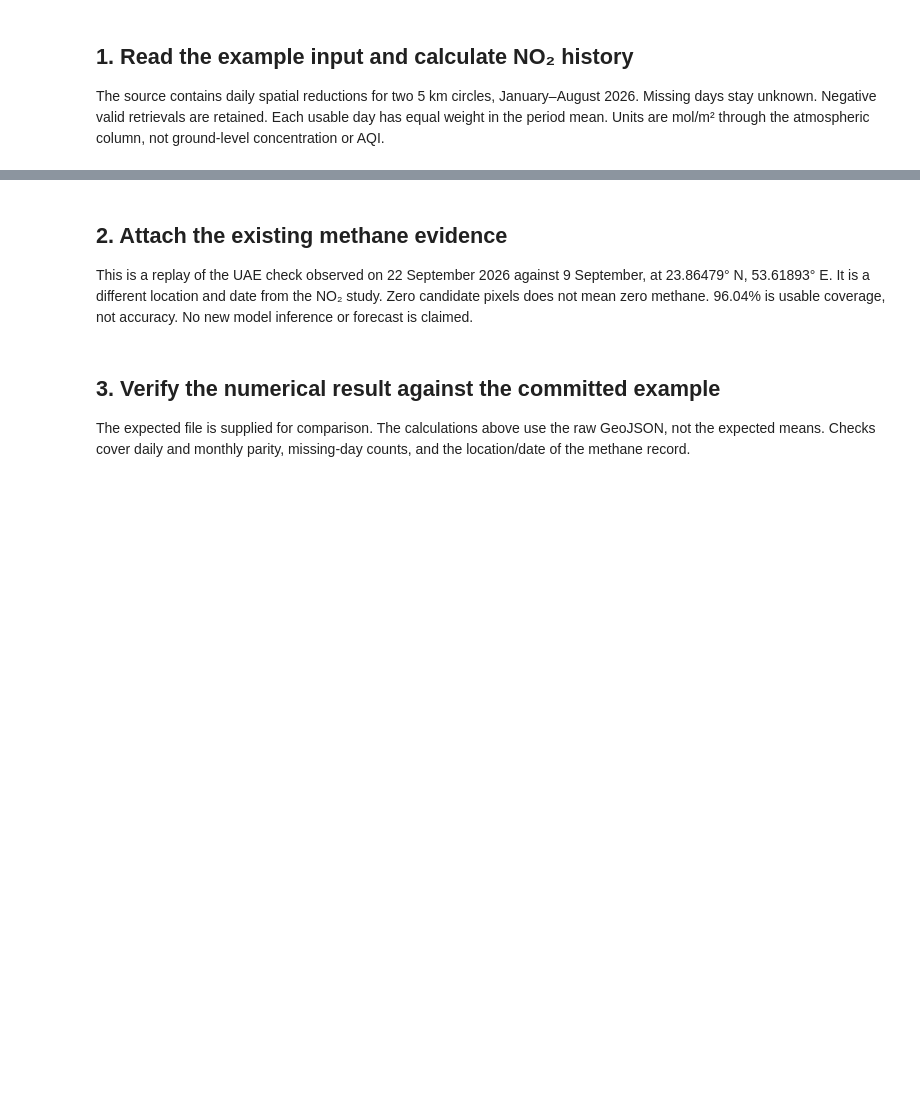
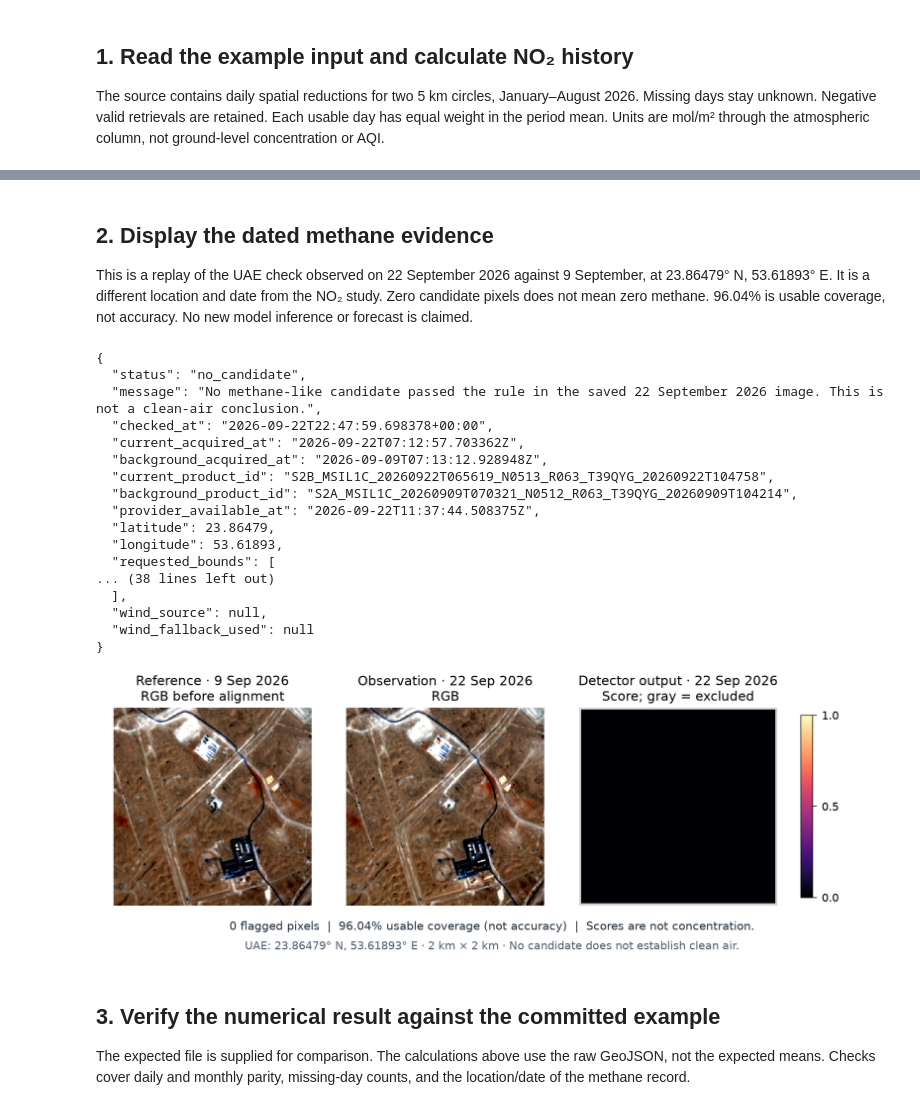
Before and after one commit to losth6wz/Geoguard, a Jupyter notebook: PoC.ipynb, the cells around one changed output, grey strips where cells are left out. Cells and saved outputs as stored; diff of their text form; code cells hidden in the pictures; blank space fills up the shorter version.

```diff
--- a/PoC.ipynb
+++ b/PoC.ipynb
@@ -61,5 +85,5 @@ for metric in ['CO', 'SO2', 'CH4']:
 # %% [markdown]
-## 2. Attach the existing methane evidence
+## 2. Display the dated methane evidence
 This is a replay of the UAE check observed on 22 September 2026 against 9 September,
 at 23.86479° N, 53.61893° E. It is a different location and date from the NO₂ study.
 Zero candidate pixels does not mean zero methane. 96.04% is usable coverage, not accuracy.
@@ -67,8 +91,29 @@ No new model inference or forecast is claimed.
 # %%
 saved = json.loads((root / config['methane_source']).read_text(encoding='utf-8'))
 figure = 'embedded-picture' + base64.b64encode((root / 'docs/assets/uae-example.png').read_bytes()).decode()
 methane = public_methane(saved['methane'], figure)
 print(json.dumps({k:v for k,v in methane.items() if k != 'figure_data'}, indent=2, ensure_ascii=False))
+from IPython.display import display, Image
+display(Image(filename=str(root / 'docs/assets/uae-example.png'), width=900))
+# %% [output]
+{
+  "status": "no_candidate",
+  "message": "No methane-like candidate passed the rule in the saved 22 September 2026 image. This is not a clean-air conclusion.",
+  "checked_at": "2026-09-22T22:47:59.698378+00:00",
+  "current_acquired_at": "2026-09-22T07:12:57.703362Z",
+  "background_acquired_at": "2026-09-09T07:13:12.928948Z",
+  "current_product_id": "S2B_MSIL1C_20260922T065619_N0513_R063_T39QYG_20260922T104758",
+  "background_product_id": "S2A_MSIL1C_20260909T070321_N0512_R063_T39QYG_20260909T104214",
+  "provider_available_at": "2026-09-22T11:37:44.508375Z",
+  "latitude": 23.86479,
+  "longitude": 53.61893,
+  "requested_bounds": [
+... (38 lines left out)
+  ],
+  "wind_source": null,
+  "wind_fallback_used": null
+}
+[figure, added]
 # %% [markdown]
 ## 3. Verify the numerical result against the committed example
 The expected file is supplied for comparison. The calculations above use the raw
```
Also changed, not shown: parts of 7 cells of this notebook, 13 other files.
